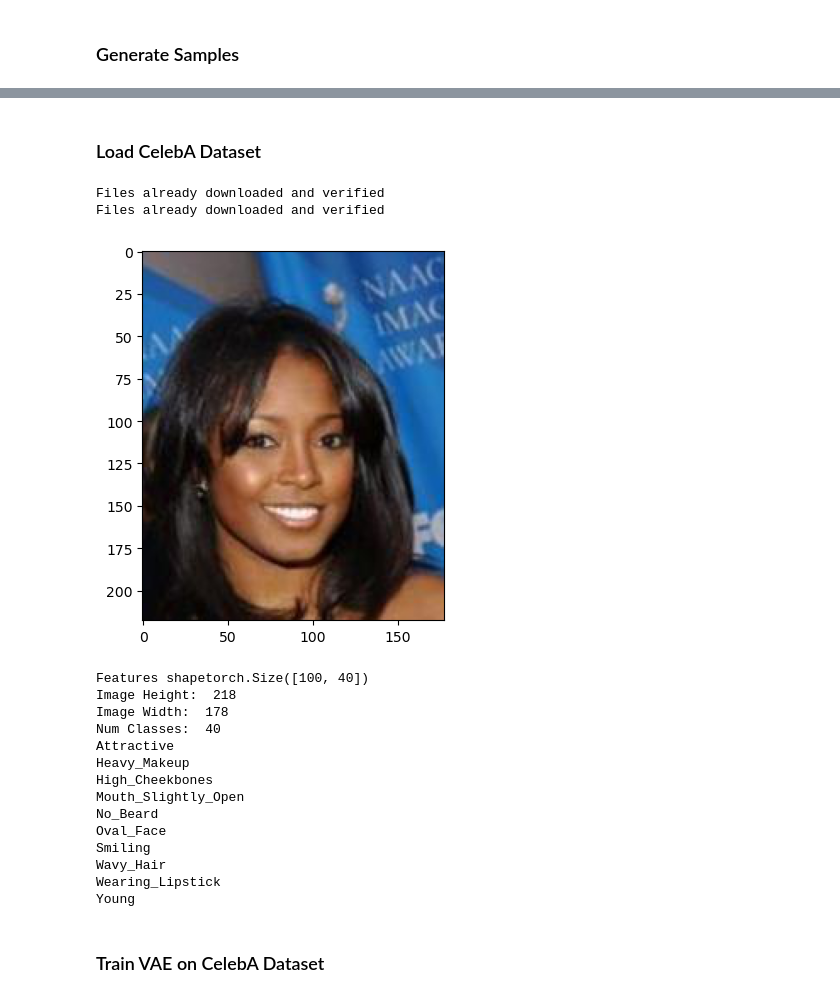
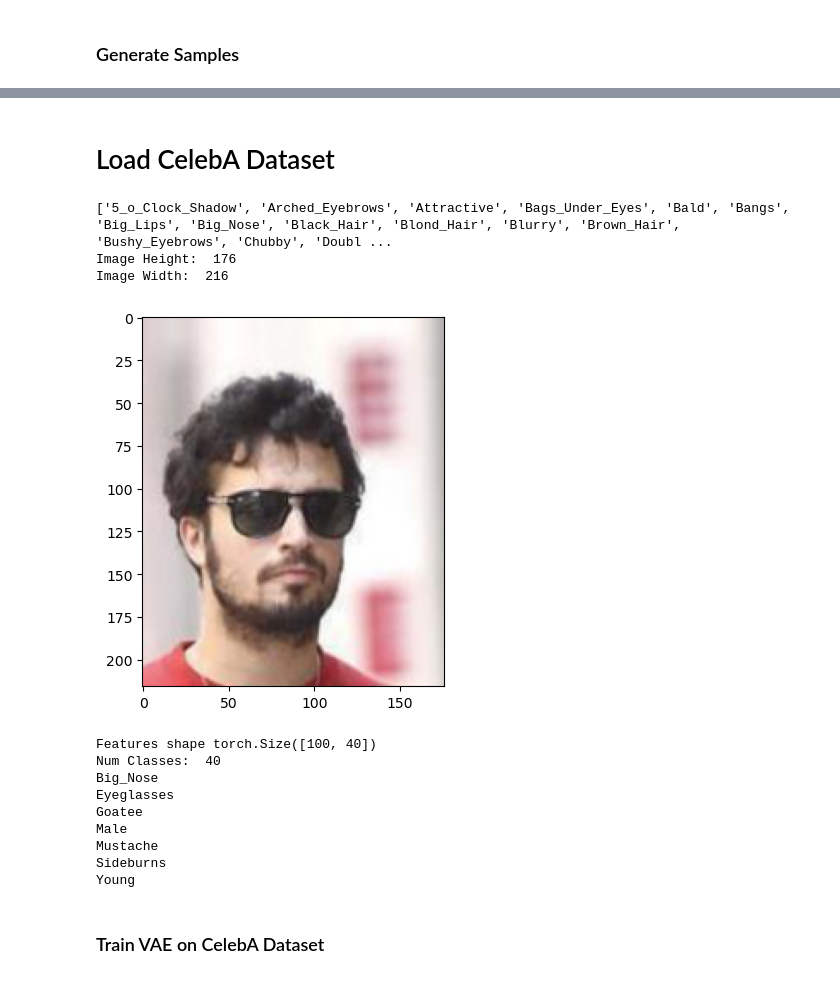
Before and after one commit to Grantmartin2002/Conditional-VAE, a Jupyter notebook: Variational Auto Encoder.ipynb, the cells around one changed output, grey strips where cells are left out. Drawn from its saved outputs; the diff is of its cells as text; code cells hidden in the pictures.

Commit message:
cVAE for CelebA dataset

```diff
--- a/Variational Auto Encoder.ipynb
+++ b/Variational Auto Encoder.ipynb
@@ -132,7 +144,7 @@ def train(model, epoch, train_loader, optimizer):
         train_loss += loss.item()
         optimizer.step()
 
-        if batch_idx % 100 == 0:
+        if batch_idx % 10 == 0:
             print('Train Epoch: {} [{}/{} ({:.0f}%)]\tLoss: {:.6f}'.format(
                 epoch, batch_idx * len(data), len(train_loader.dataset),
                 100. * batch_idx / len(train_loader), loss.item() / len(data)))
@@ -181,7 +193,7 @@ print(x_dim)
 784
 # %%
 # build model
-vae = MultiLabel_cVAE(x_dim=x_dim, h_dim=512,z_dim=2, num_classes=10, input_channels=1, height = 28, width = 28, needs_one_hot=True)
+vae = MultiLabel_cVAE(width=28, height=28, h_dim=512,z_dim=2, num_classes=10, input_channels=1, needs_one_hot=True)
 vae = vae.to(device)
 # %%
 # define optimizer
@@ -210,49 +238,69 @@ with torch.no_grad():
 # %% [markdown]
-### Load CelebA Dataset ###
+# Load CelebA Dataset #
 # %%
 #Import CelebA Dataset
-celeb_train_dataset = datasets.CelebA(root=dataset, split='train', download=True, transform=transforms.ToTensor())
-celeb_test_dataset = datasets.CelebA(root=dataset, split='test', download=True, transform=transforms.ToTensor())
-
-# Data Loader (Input Pipeline)
-celeb_train_loader = torch.utils.data.DataLoader(dataset=celeb_train_dataset, batch_size=batch_size, shuffle=True)
-celeb_test_loader = torch.utils.data.DataLoader(dataset=celeb_test_dataset, batch_size=batch_size, shuffle=False)
+celeb_train_dataset = datasets.CelebA(root=dataset, split='train', download=False, transform=transforms.ToTensor())
+celeb_test_dataset = datasets.CelebA(root=dataset, split='test', download=False, transform=transforms.ToTensor())
-# %% [output]
-Files already downloaded and verified
-Files already downloaded and verified
+# %%
+def nearest_divisible_by_4(num):
+    return int(num/4)*4
+batch_size = 100
+attributes = celeb_train_dataset.attr_names[:-1]
+print(attributes)
+
+# Compute the new image size that is divisible by 4
+img_size = celeb_train_dataset[0][0].size()
+
+img_width = int(nearest_divisible_by_4(img_size[1]))
+img_height = int(nearest_divisible_by_4(img_size[2]))
+print("Image Height: ", img_height)
+print("Image Width: ", img_width)
+
+
+# Resize datasets to maintain as much information as possible while still being divisible by 4
+transform = transforms.Compose([
+    transforms.Resize((img_width, img_height)),
+    transforms.ToTensor()
+])
+
+celeb_train_dataset.transform = transform
+celeb_test_dataset.transform = transform
+
+
+# Data Loader (Input Pipeline)
+celeb_train_loader = torch.utils.data.DataLoader(dataset=celeb_train_dataset, batch_size=batch_size, shuffle=True)
+celeb_test_loader = torch.utils.data.DataLoader(dataset=celeb_test_dataset, batch_size=batch_size, shuffle=False)
+# %% [output]
+['5_o_Clock_Shadow', 'Arched_Eyebrows', 'Attractive', 'Bags_Under_Eyes', 'Bald', 'Bangs', 'Big_Lips', 'Big_Nose', 'Black_Hair', 'Blond_Hair', 'Blurry', 'Brown_Hair', 'Bushy_Eyebrows', 'Chubby', 'Doubl ...
+Image Height:  176
+Image Width:  216
 # %%
 # View a sample image from the dataset
 sample_image, features = next(iter(celeb_train_loader))
 plt.show(plt.imshow(sample_image[0].permute(1, 2, 0)))
 
-print("Features shape" + str(features.shape))
+print("Features shape " + str(features.shape))
 
 #Print heihgt and width of the image
 image_height = sample_image.shape[-2]
 image_width = sample_image.shape[-1]
-print("Image Height: ", image_height)
-print("Image Width: ", image_width)
-num_classes = len(celeb_train_dataset.attr_names[:-1])
+
+num_classes = len(attributes)
 print("Num Classes: ", num_classes)
 
 for (i, feature) in enumerate(features[0]):
     if (feature == 1):
-        print(celeb_train_dataset.attr_names[i])
+        print(attributes[i])
 # %% [output]
-[figure, old version]
+[figure, new version]
-Features shapetorch.Size([100, 40])
-Image Height:  218
-Image Width:  178
+Features shape torch.Size([100, 40])
 Num Classes:  40
-Attractive
-Heavy_Makeup
-High_Cheekbones
-Mouth_Slightly_Open
-No_Beard
-Oval_Face
-Smiling
-Wavy_Hair
-Wearing_Lipstick
+Big_Nose
+Eyeglasses
+Goatee
+Male
+Mustache
+Sideburns
 Young
 # %% [markdown]
 ### Train VAE on CelebA Dataset ###
```
Also changed, not shown: parts of 8 cells of this notebook.
